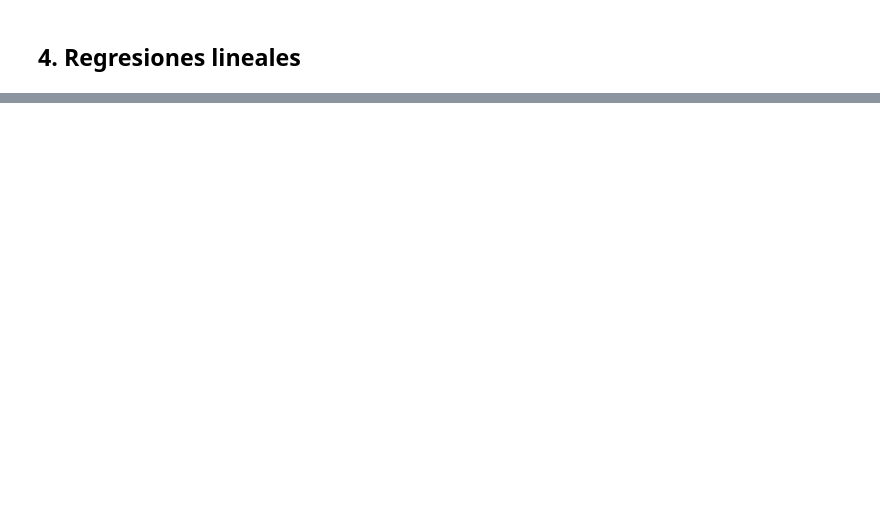
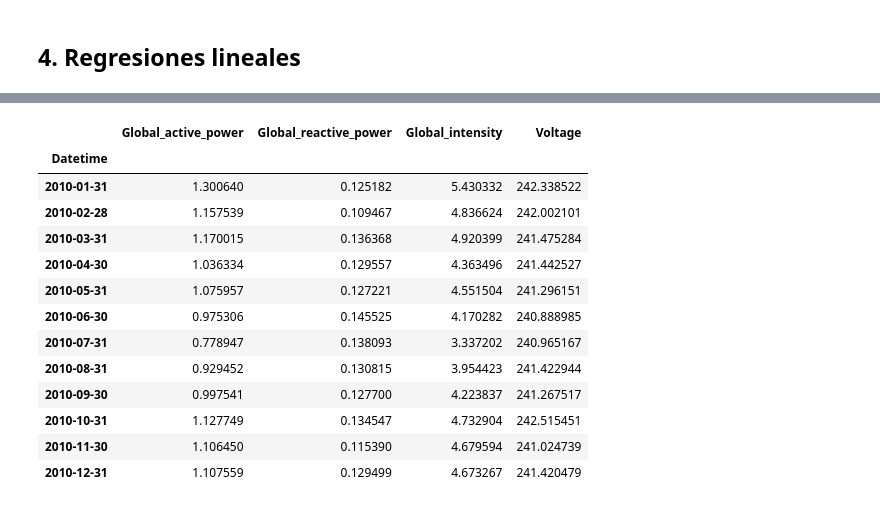
Before and after one commit to Vendetta0462/TareaFinalHC, a Jupyter notebook: code/Tarea_Final_HC.ipynb, the cells around one changed output, grey strips where cells are left out. Drawn from its saved outputs; the diff is of its cells as text; code cells hidden in the pictures; blank space fills up the shorter version.

```diff
--- a/code/Tarea_Final_HC.ipynb
+++ b/code/Tarea_Final_HC.ipynb
@@ -107,0 +139,21 @@ Error on fit is = 0.8487935137294275
+# %%
+# type(data_diario.loc[:, "Global_active_power"]) != np.float64
+# x
+# type(data_diario["Global_active_power"][0])
+# data_diario[data_diario.loc[:, "Global_active_power"].type != str]
+data_mensual
+# %% [output]
+|  | Global_active_power | Global_reactive_power | Global_intensity | Voltage |
+| Datetime |  |  |  |  |
+| 2010-01-31 | 1.300640 | 0.125182 | 5.430332 | 242.338522 |
+| 2010-02-28 | 1.157539 | 0.109467 | 4.836624 | 242.002101 |
+| 2010-03-31 | 1.170015 | 0.136368 | 4.920399 | 241.475284 |
+| 2010-04-30 | 1.036334 | 0.129557 | 4.363496 | 241.442527 |
+| 2010-05-31 | 1.075957 | 0.127221 | 4.551504 | 241.296151 |
+| 2010-06-30 | 0.975306 | 0.145525 | 4.170282 | 240.888985 |
+| 2010-07-31 | 0.778947 | 0.138093 | 3.337202 | 240.965167 |
+| 2010-08-31 | 0.929452 | 0.130815 | 3.954423 | 241.422944 |
+| 2010-09-30 | 0.997541 | 0.127700 | 4.223837 | 241.267517 |
+| 2010-10-31 | 1.127749 | 0.134547 | 4.732904 | 242.515451 |
+| 2010-11-30 | 1.106450 | 0.115390 | 4.679594 | 241.024739 |
+| 2010-12-31 | 1.107559 | 0.129499 | 4.673267 | 241.420479 |
```
Also changed, not shown: parts of 4 cells of this notebook.
